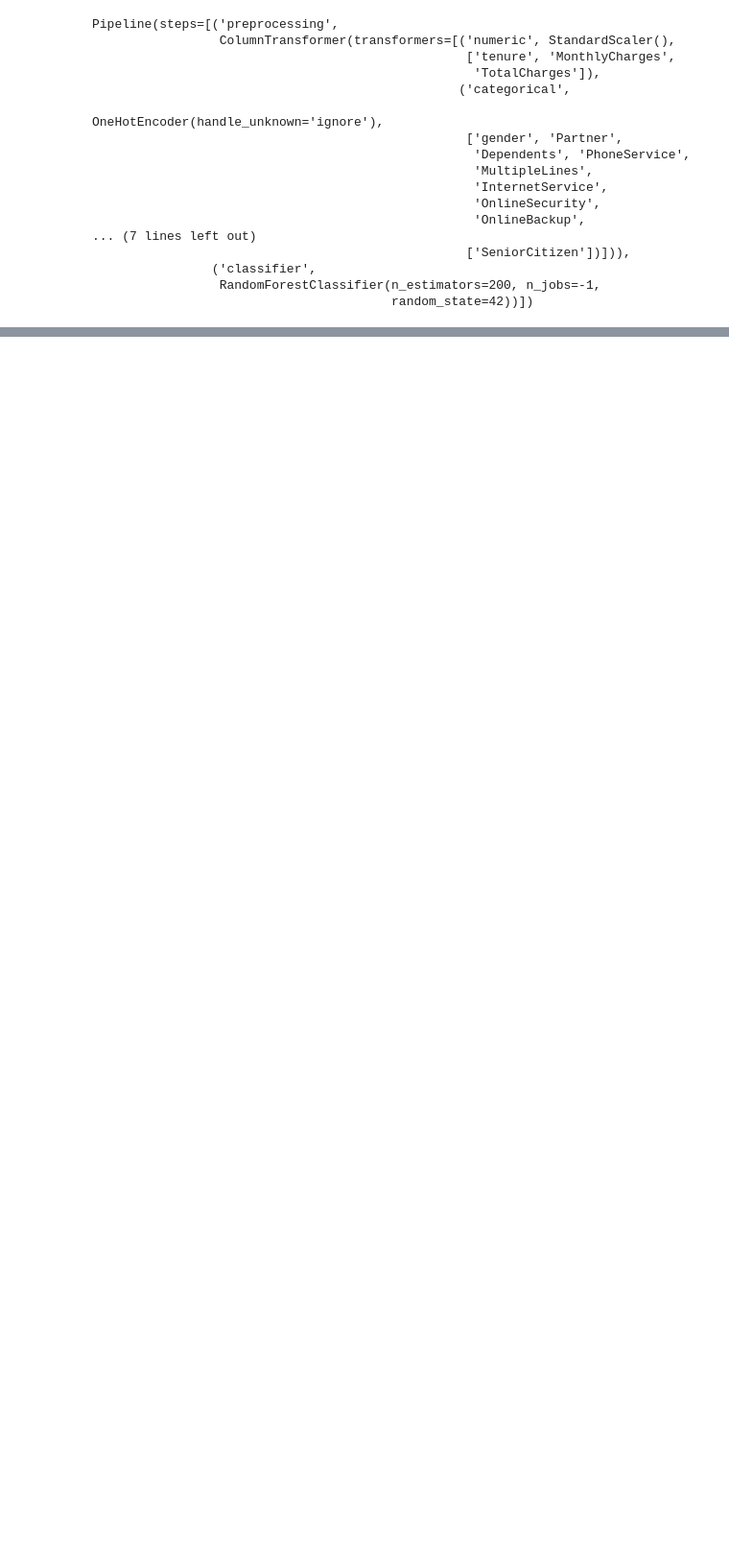
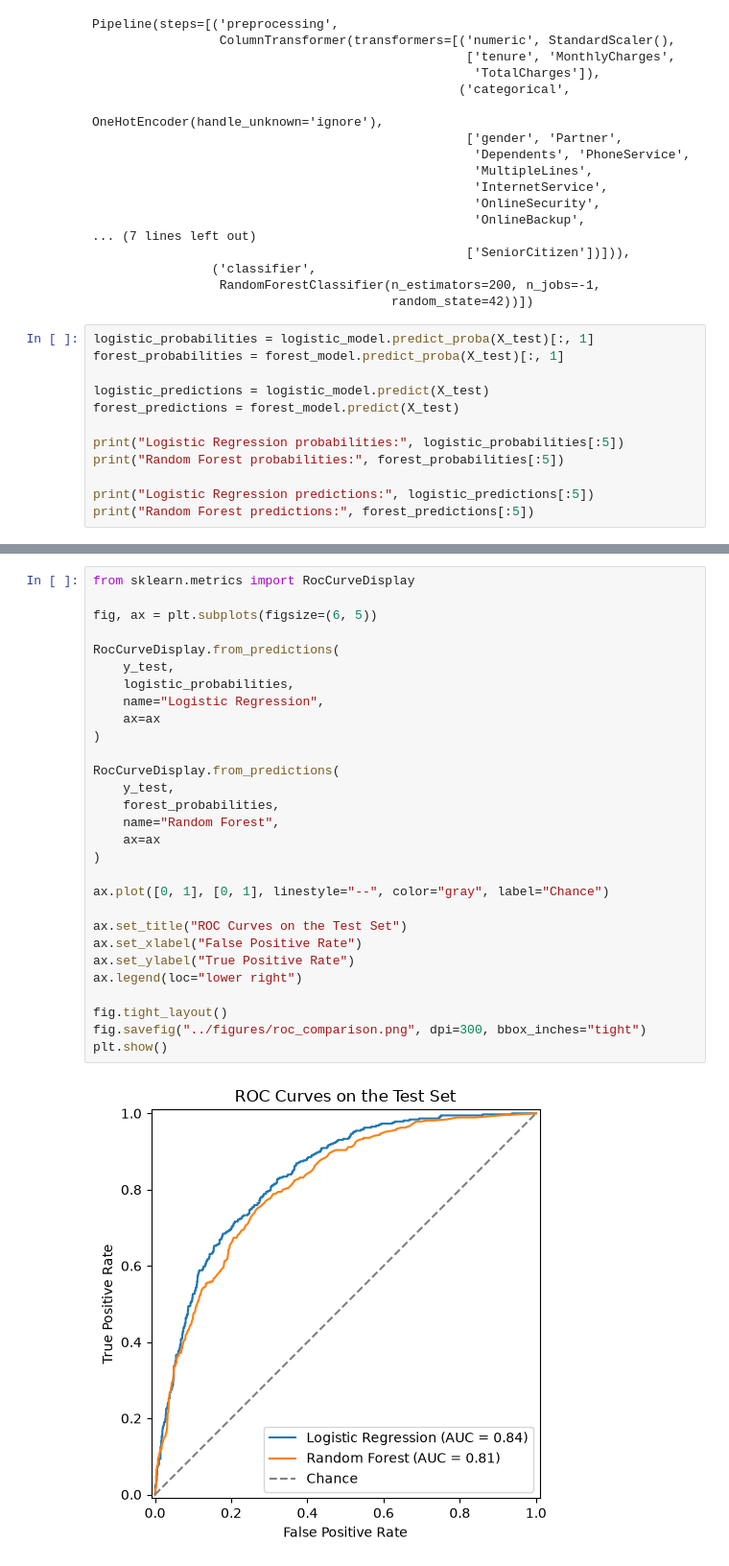
Before and after one commit to Dawlatshahi/telco-customer-churn, a Jupyter notebook: notebooks/telco_customer_churn.ipynb, the cells around one changed output, grey strips where cells are left out. Shown at 96% size. Cells and saved outputs as stored; diff of their text form; blank space fills up the shorter version.

Commit message:
Evaluate classifiers and compare ROC curves

```diff
--- a/notebooks/telco_customer_churn.ipynb
+++ b/notebooks/telco_customer_churn.ipynb
@@ -456,3 +456,15 @@ Pipeline(steps=[('preprocessing',
                 ('classifier',
                  RandomForestClassifier(n_estimators=200, n_jobs=-1,
                                         random_state=42))])
+# %%
+logistic_probabilities = logistic_model.predict_proba(X_test)[:, 1]
+forest_probabilities = forest_model.predict_proba(X_test)[:, 1]
+
+logistic_predictions = logistic_model.predict(X_test)
+forest_predictions = forest_model.predict(X_test)
+
+print("Logistic Regression probabilities:", logistic_probabilities[:5])
+print("Random Forest probabilities:", forest_probabilities[:5])
+
+print("Logistic Regression predictions:", logistic_predictions[:5])
+print("Random Forest predictions:", forest_predictions[:5])
@@ -458,0 +507,31 @@ Pipeline(steps=[('preprocessing',
+# %%
+from sklearn.metrics import RocCurveDisplay
+
+fig, ax = plt.subplots(figsize=(6, 5))
+
+RocCurveDisplay.from_predictions(
+    y_test,
+    logistic_probabilities,
+    name="Logistic Regression",
+    ax=ax
+)
+
+RocCurveDisplay.from_predictions(
+    y_test,
+    forest_probabilities,
+    name="Random Forest",
+    ax=ax
+)
+
+ax.plot([0, 1], [0, 1], linestyle="--", color="gray", label="Chance")
+
+ax.set_title("ROC Curves on the Test Set")
+ax.set_xlabel("False Positive Rate")
+ax.set_ylabel("True Positive Rate")
+ax.legend(loc="lower right")
+
+fig.tight_layout()
+fig.savefig("../figures/roc_comparison.png", dpi=300, bbox_inches="tight")
+plt.show()
+# %% [output]
+[figure, added]
```
Also changed, not shown: parts of 2 cells of this notebook, 2 other files.
